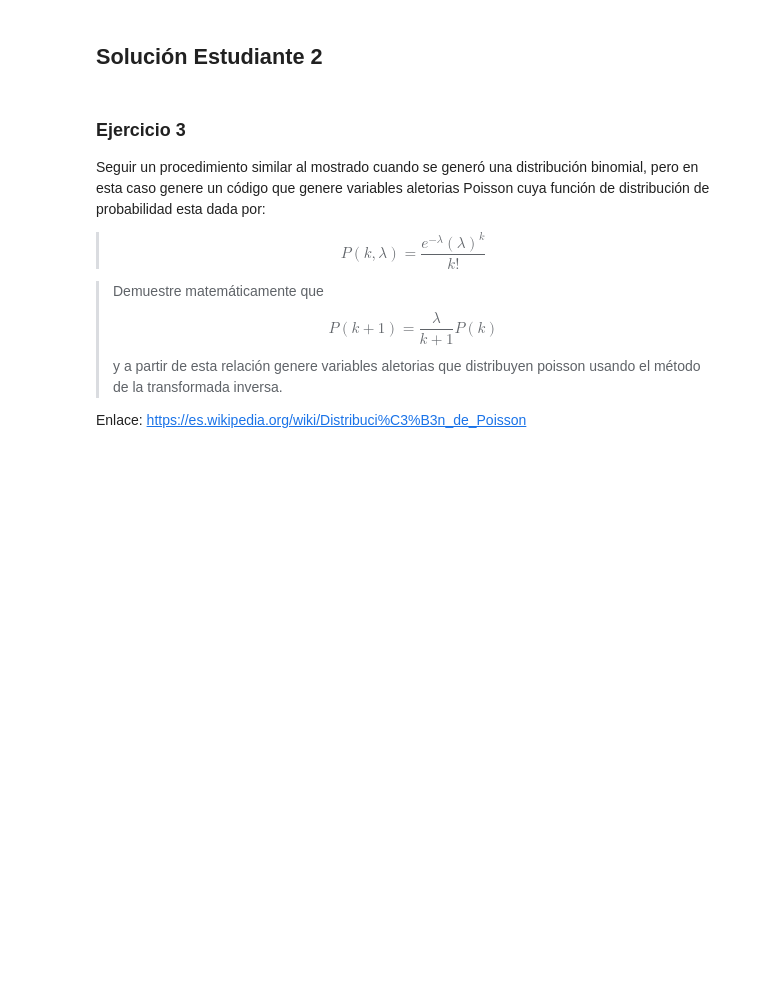
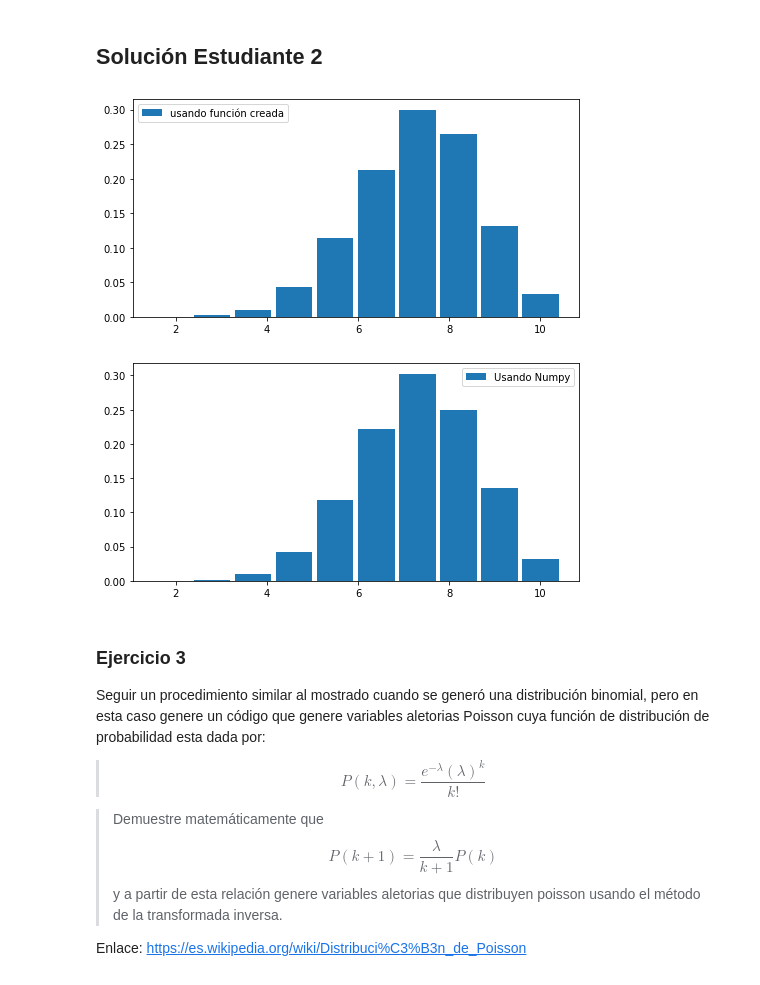
Before and after one commit to duarteandres/Tarea_4_SPF_AndresDuarte, a Jupyter notebook: Tarea 4 SPF Andres Duarte_Eduardo Loza.ipynb, the cells around one changed output. Cells and saved outputs as stored; diff of their text form; code cells hidden in the pictures; blank space fills up the shorter version.

```diff
--- a/Tarea 4 SPF Andres Duarte_Eduardo Loza.ipynb
+++ b/Tarea 4 SPF Andres Duarte_Eduardo Loza.ipynb
@@ -157,6 +192,49 @@ plot_histogram_discrete(d_bino_numpy,'usando numpy')
  La respuesta es las muestras generadas sí concuerdan con nuestra f(x), por lo que el procedimiento fue elaborado correctamente, hicimos una distribución binomial a partir de: $$p_{i+1}=\frac{n-i}{i+1}\frac{p}{1-p} p_i $$
 # %% [markdown]
 ## Solución Estudiante 2
+# %%
+def Gen_distr_discreta(U:'vector de números aleatorios',
+                       p_acum: 'P.Acumulada de la distribución a generar'):
+    '''Tener en cuenta que este arreglo cuenta números empezando del 0'''
+    v = np.array(list(map(lambda j:sum(1 for i in p_acum if i<U[j]),range(N))))
+    return v
+
+def plot_histogram_discrete(distribucion:'señal de varibles aleatorias de un distribución DISCRETA dada',
+                            label:'label del legend a aparecer en el gráfica',
+                            densidad:'por defecto regresa el histograma en densidad'=True):
+    plt.figure(figsize=[8,4])
+    y,x = np.histogram(distribucion,bins = len(set(distribucion)),density = densidad)
+    plt.bar(x[1:],y,label=label)
+
+    plt.legend()
+    plt.show()
+# %%
+def P_acum_Binomial_o(n,p):
+    Pr = np.zeros(n)
+    Pr[0] = (1-p)**n
+    def pr(i):
+        nonlocal Pr
+        c  = p/(1-p)
+        Pr[i+1]=(c*(n-i)/(i+1))*Pr[i]
+
+    [pr(i) for i in range(n-1)]
+    return np.cumsum(Pr)
+# %%
+n = 10; p = 0.7; N = 10**4
+
+p_acum = P_acum_Binomial_o(n,p)
+u = np.random.rand(N)
+
+# Usando el método de la transformada inversa
+d_binomial = Gen_distr_discreta(u,p_acum)
+plot_histogram_discrete(d_binomial,'usando función creada')
+
+# Usando numpy
+d_bino_numpy = np.random.binomial(n,p,N)
+plot_histogram_discrete(d_bino_numpy,'Usando Numpy')
+# %% [output]
+[figure, added]
+[figure, added]
 # %% [markdown]
 ### Ejercicio 3
 Seguir un procedimiento similar al mostrado cuando se generó una distribución binomial, pero en esta caso genere un código que genere variables aletorias Poisson cuya función de distribución de probabilidad esta dada por:
```
Also changed, not shown: parts of 10 cells of this notebook.
